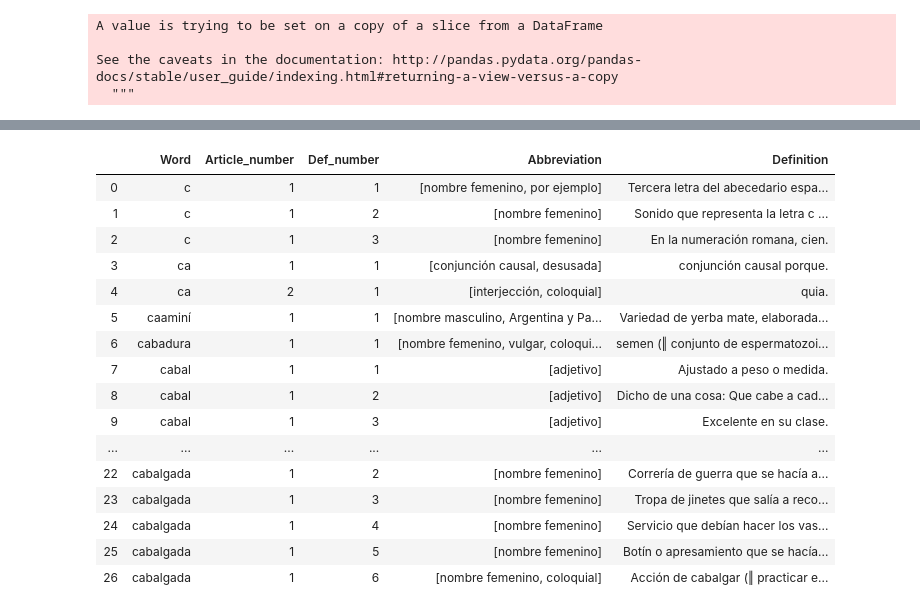
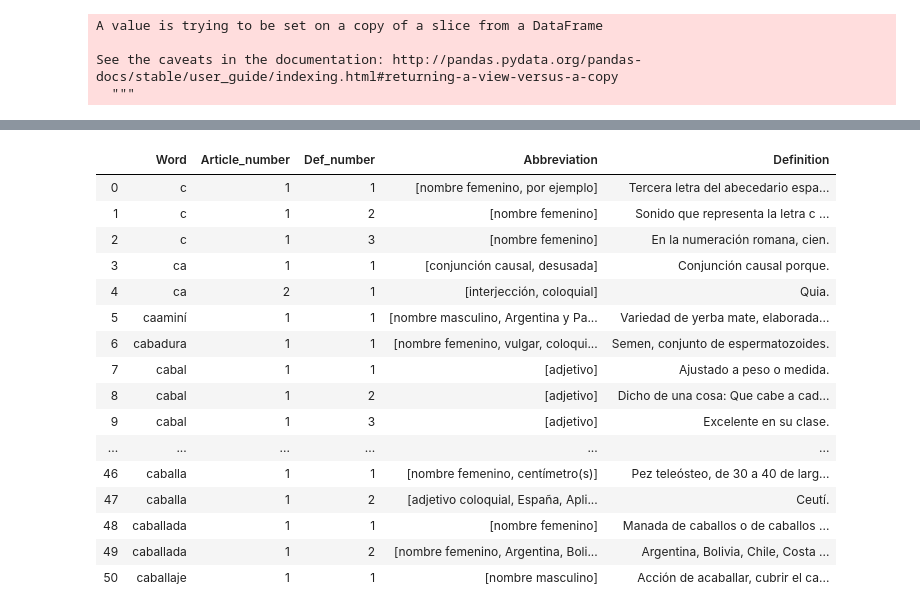
Before and after one commit to turquoiseink/dictionary_data_analysis, a Jupyter notebook: Data analysis with RAE words and definitions.ipynb, the cells around one changed output, grey strips where cells are left out. Cells and saved outputs as stored; diff of their text form; code cells hidden in the pictures.

Commit message:
Changes in the formatting of Definitions

```diff
--- a/Data analysis with RAE words and definitions.ipynb
+++ b/Data analysis with RAE words and definitions.ipynb
@@ -81,7 +81,7 @@ with open('palabras_c.csv', encoding="utf8") as csv_file:
 # %%
 #This part extracts all the desired data from the HTML downloaded
 begin_time = time.time()
-words=words[0:10]
+words=words[0:50]
 n_word=0
 for word in words: #loop for every word to be searched
 
@@ -201,18 +202,30 @@ def Convert(tup, di):
 abbr_dic = {}
 abbr_dic = Convert(abr_list, abbr_dic)
 # %%
-# Reformat the df removing unnecessary abbreviations
+# Reformat the df removing unnecessary abbreviations and reformat the definitionc in (‖'def.')
 
-for i in range(0,len(df)):
-    for abbr in df['Abbreviation'][i]:
+for word in range(0,len(df)):
+    for abbr in df['Abbreviation'][word]:
         try:
             if abbr_dic[abbr]==1:
-                df['Abbreviation'][i]=df['Abbreviation'][i].remove(abbr)
+                df['Abbreviation'][word]=df['Abbreviation'][word].remove(abbr)
             else:
-                df['Definition'][i]=df['Definition'][i].replace(abbr,'')
+                df['Definition'][word]=df['Definition'][word].replace(abbr,'')
         except:
             pass
-    df['Definition'][i]=' '.join(df['Definition'][i].strip().split())
+    # Remove extra spaces
+    df['Definition'][word]=' '.join(df['Definition'][word].strip().split())
+
+    # Format the definition inline
+    df['Definition'][word]=df['Definition'][word].replace(' (‖',',').replace(')',', ')
+
+    # Remove spare punctuation
+    end=-len(df['Definition'][word])
+    while df['Definition'][word][-1] in '!"#$%&\'()*+,-./:;<=>?@[\\]^_`{|}~ ':
+        df['Definition'][word]= df['Definition'][word][0:-1]
+
+    # Ensure initial upercase and end with '.'
+    df['Definition'][word]=df['Definition'][word][0].upper() + df['Definition'][word][1:] + '.'
 # %% [output]
 A value is trying to be set on a copy of a slice from a DataFrame
 
@@ -225,21 +248,21 @@ See the caveats in the documentation: http://pandas.pydata.org/pandas-docs/stabl
 # %%
 df.to_csv(r'dictionary_RAE_c_df.csv', index = False, encoding='utf-8')
-df
+df[0:51]
 # %% [output]
 |  | Word | Article_number | Def_number | Abbreviation | Definition |
 | 0 | c | 1 | 1 | [nombre femenino, por ejemplo] | Tercera letra del abecedario espa... |
 | 1 | c | 1 | 2 | [nombre femenino] | Sonido que representa la letra c ... |
 | 2 | c | 1 | 3 | [nombre femenino] | En la numeración romana, cien. |
-| 3 | ca | 1 | 1 | [conjunción causal, desusada] | conjunción causal porque. |
-| 4 | ca | 2 | 1 | [interjección, coloquial] | quia. |
+| 3 | ca | 1 | 1 | [conjunción causal, desusada] | Conjunción causal porque. |
+| 4 | ca | 2 | 1 | [interjección, coloquial] | Quia. |
 | 5 | caaminí | 1 | 1 | [nombre masculino, Argentina y Pa... | Variedad de yerba mate, elaborada... |
-| 6 | cabadura | 1 | 1 | [nombre femenino, vulgar, coloqui... | semen (‖ conjunto de espermatozoi... |
+| 6 | cabadura | 1 | 1 | [nombre femenino, vulgar, coloqui... | Semen, conjunto de espermatozoides. |
 | 7 | cabal | 1 | 1 | [adjetivo] | Ajustado a peso o medida. |
 | 8 | cabal | 1 | 2 | [adjetivo] | Dicho de una cosa: Que cabe a cad... |
 | 9 | cabal | 1 | 3 | [adjetivo] | Excelente en su clase. |
 | ... | ... | ... | ... | ... | ... |
-| 22 | cabalgada | 1 | 2 | [nombre femenino] | Correría de guerra que se hacía a... |
-| 23 | cabalgada | 1 | 3 | [nombre femenino] | Tropa de jinetes que salía a reco... |
-| 24 | cabalgada | 1 | 4 | [nombre femenino] | Servicio que debían hacer los vas... |
-| 25 | cabalgada | 1 | 5 | [nombre femenino] | Botín o apresamiento que se hacía... |
-| 26 | cabalgada | 1 | 6 | [nombre femenino, coloquial] | Acción de cabalgar (‖ practicar e... |
+| 46 | caballa | 1 | 1 | [nombre femenino, centímetro(s)] | Pez teleósteo, de 30 a 40 de larg... |
+| 47 | caballa | 1 | 2 | [adjetivo coloquial, España, Apli... | Ceutí. |
+| 48 | caballada | 1 | 1 | [nombre femenino] | Manada de caballos o de caballos ... |
+| 49 | caballada | 1 | 2 | [nombre femenino, Argentina, Boli... | Argentina, Bolivia, Chile, Costa ... |
+| 50 | caballaje | 1 | 1 | [nombre masculino] | Acción de acaballar, cubrir el ca... |
```
Also changed, not shown: parts of 3 cells of this notebook.
